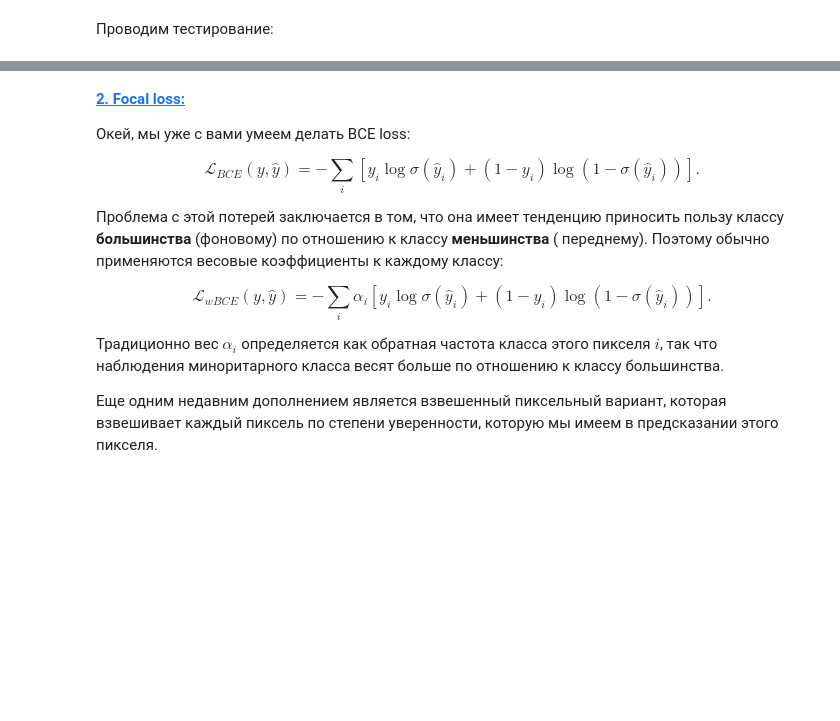
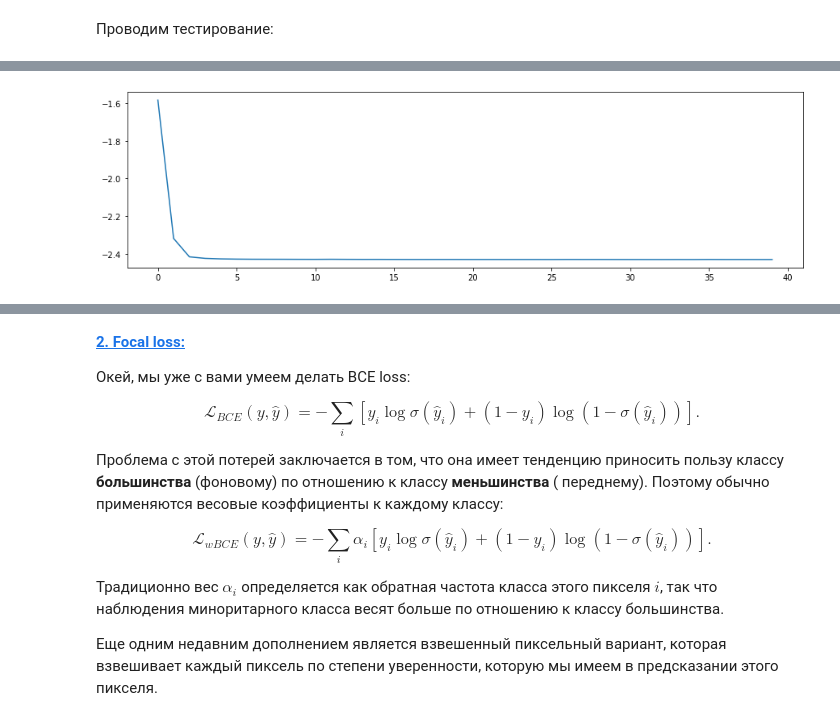
Before and after one commit to OlegTkhor/DLS_homework, a Jupyter notebook: [hw]semantic_segmentation.ipynb, the cells around one changed output, grey strips where cells are left out. Saved outputs shown, nothing was run; the diff lists cells and outputs as text; code cells hidden in the pictures; blank space fills up the shorter version.

```diff
--- a/[hw]semantic_segmentation.ipynb
+++ b/[hw]semantic_segmentation.ipynb
@@ -504,3 +511,8 @@ train(model_dice, optimaizer, dice_loss, max_epochs, data_tr, data_val)
+# %%
+plt.plot(loss_chart_dice)
+plt.show()
+# %% [output]
+[figure, added]
 # %%
 score_model(model_dice, iou_pytorch, data_val)
 # %% [output]
```
Also changed, not shown: parts of 15 cells of this notebook.
